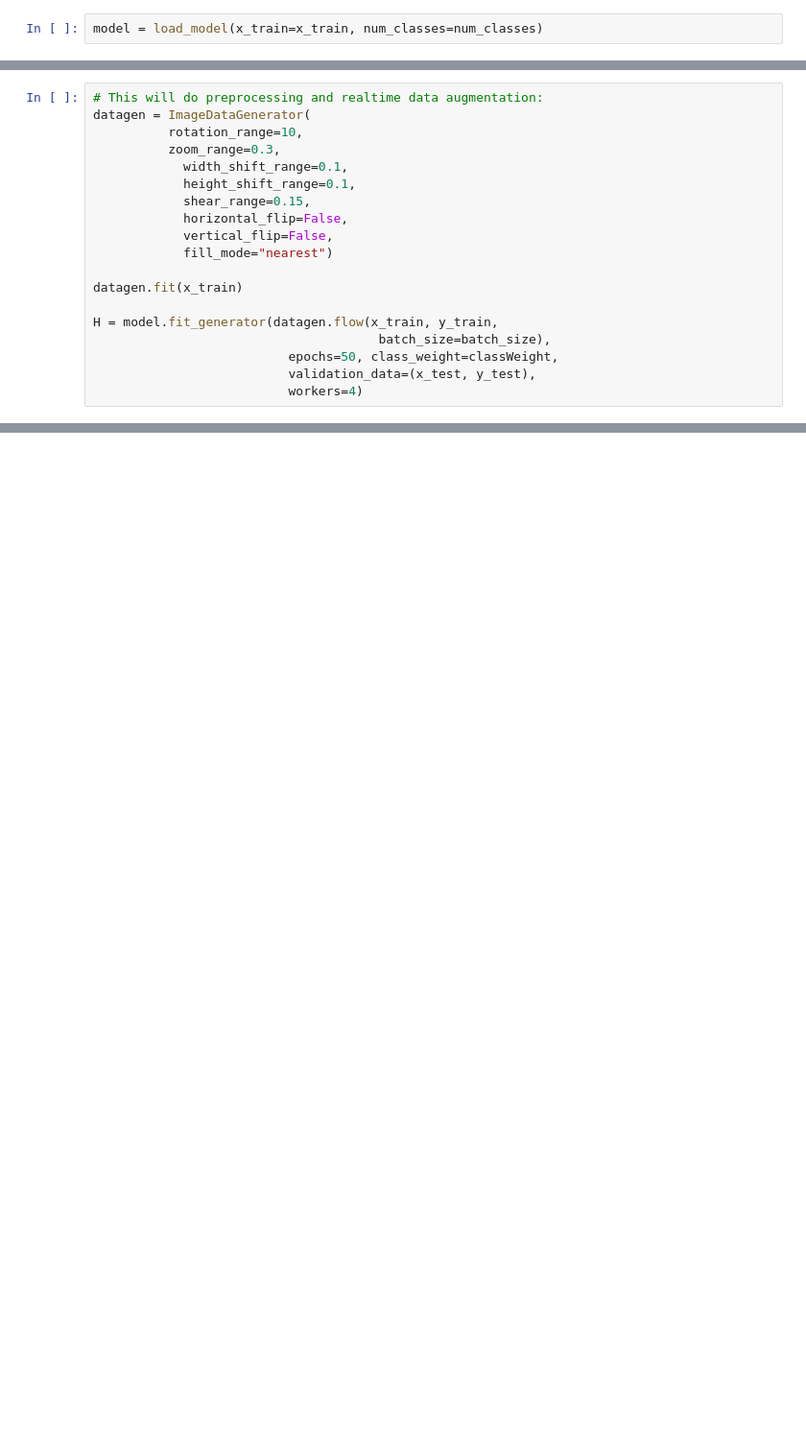
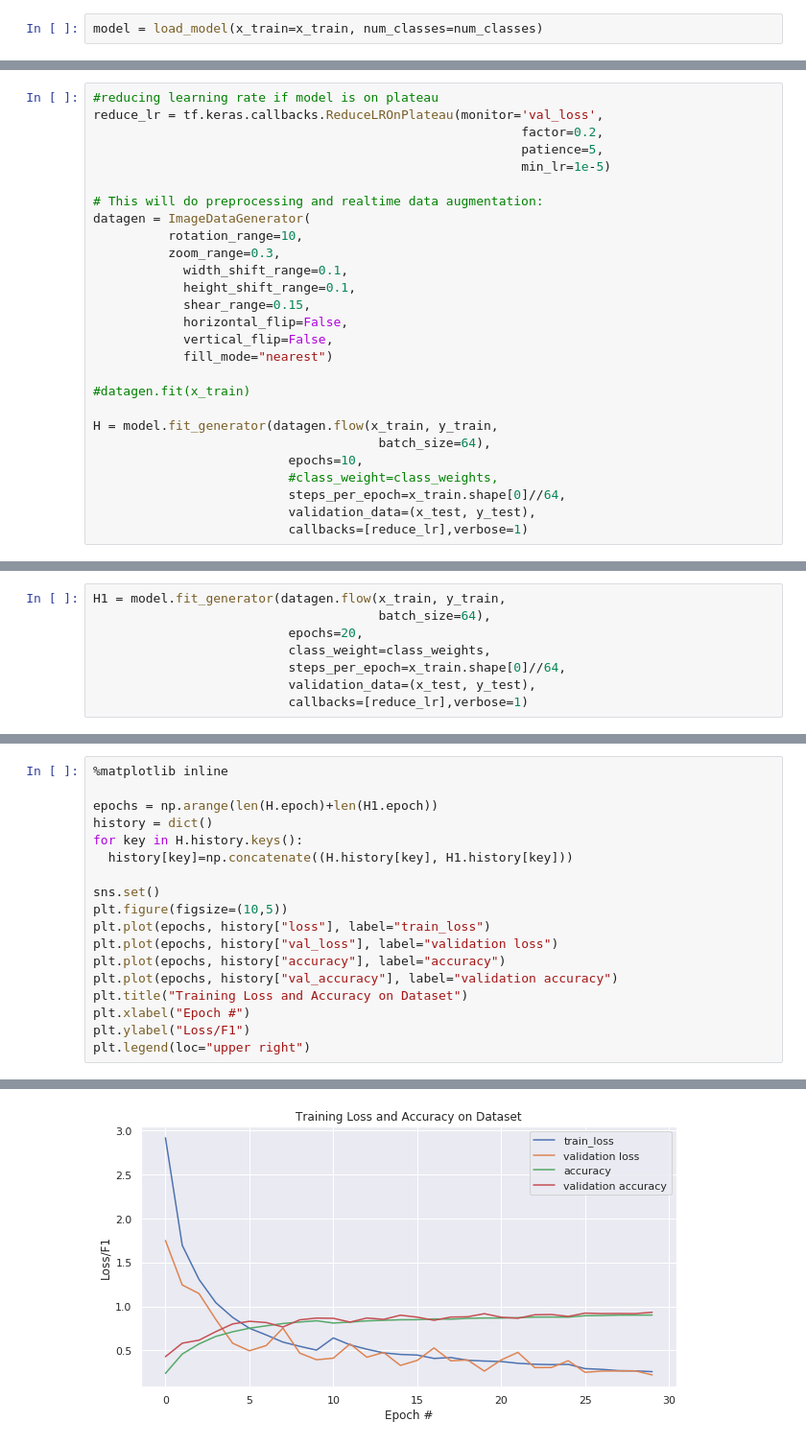
Before and after one commit to tupoylogin/Computer-Vision-2, a Jupyter notebook: Descriptors+CNN.ipynb, the cells around one changed output, grey strips where cells are left out. Shown at 96% size. Drawn from its saved outputs; the diff is of its cells as text; blank space fills up the shorter version.

```diff
--- a/Descriptors+CNN.ipynb
+++ b/Descriptors+CNN.ipynb
@@ -350,4 +379,10 @@ _________________________________________________________________
 # %%
+#reducing learning rate if model is on plateau
+reduce_lr = tf.keras.callbacks.ReduceLROnPlateau(monitor='val_loss',
+                                                         factor=0.2,
+                                                         patience=5,
+                                                         min_lr=1e-5)
+
 # This will do preprocessing and realtime data augmentation:
 datagen = ImageDataGenerator(
           rotation_range=10,
@@ -359,11 +394,13 @@ datagen = ImageDataGenerator(
 	        vertical_flip=False,
 	        fill_mode="nearest")
 
-datagen.fit(x_train)
+#datagen.fit(x_train)
 
 H = model.fit_generator(datagen.flow(x_train, y_train,
-                                      batch_size=batch_size),
-                          epochs=50, class_weight=classWeight,
+                                      batch_size=64),
+                          epochs=10,
+                          #class_weight=class_weights,
+                          steps_per_epoch=x_train.shape[0]//64,
                           validation_data=(x_test, y_test),
-                          workers=4)
+                          callbacks=[reduce_lr],verbose=1)
 # %% [output]
@@ -393,0 +452,8 @@ print('Test accuracy:', scores[1])
+# %%
+H1 = model.fit_generator(datagen.flow(x_train, y_train,
+                                      batch_size=64),
+                          epochs=20,
+                          class_weight=class_weights,
+                          steps_per_epoch=x_train.shape[0]//64,
+                          validation_data=(x_test, y_test),
+                          callbacks=[reduce_lr],verbose=1)
@@ -393,0 +503,19 @@ print('Test accuracy:', scores[1])
+# %%
+%matplotlib inline
+
+epochs = np.arange(len(H.epoch)+len(H1.epoch))
+history = dict()
+for key in H.history.keys():
+  history[key]=np.concatenate((H.history[key], H1.history[key]))
+
+sns.set()
+plt.figure(figsize=(10,5))
+plt.plot(epochs, history["loss"], label="train_loss")
+plt.plot(epochs, history["val_loss"], label="validation loss")
+plt.plot(epochs, history["accuracy"], label="accuracy")
+plt.plot(epochs, history["val_accuracy"], label="validation accuracy")
+plt.title("Training Loss and Accuracy on Dataset")
+plt.xlabel("Epoch #")
+plt.ylabel("Loss/F1")
+plt.legend(loc="upper right")
+# %% [output]
@@ -393,0 +523 @@ print('Test accuracy:', scores[1])
+[figure, added]
```
Also changed, not shown: parts of 35 cells of this notebook.
